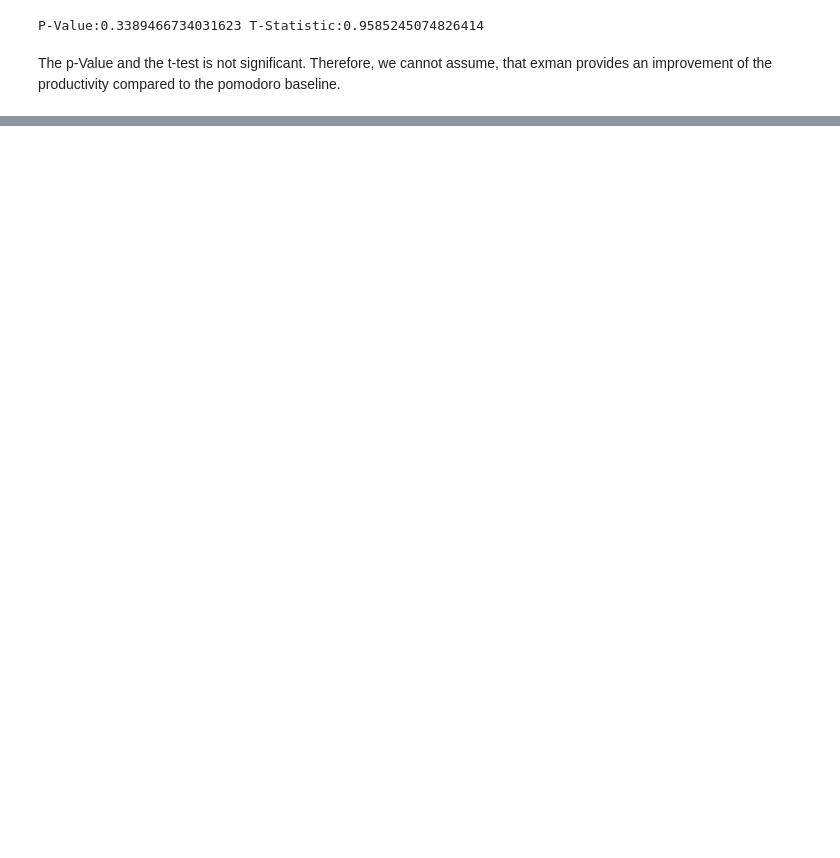
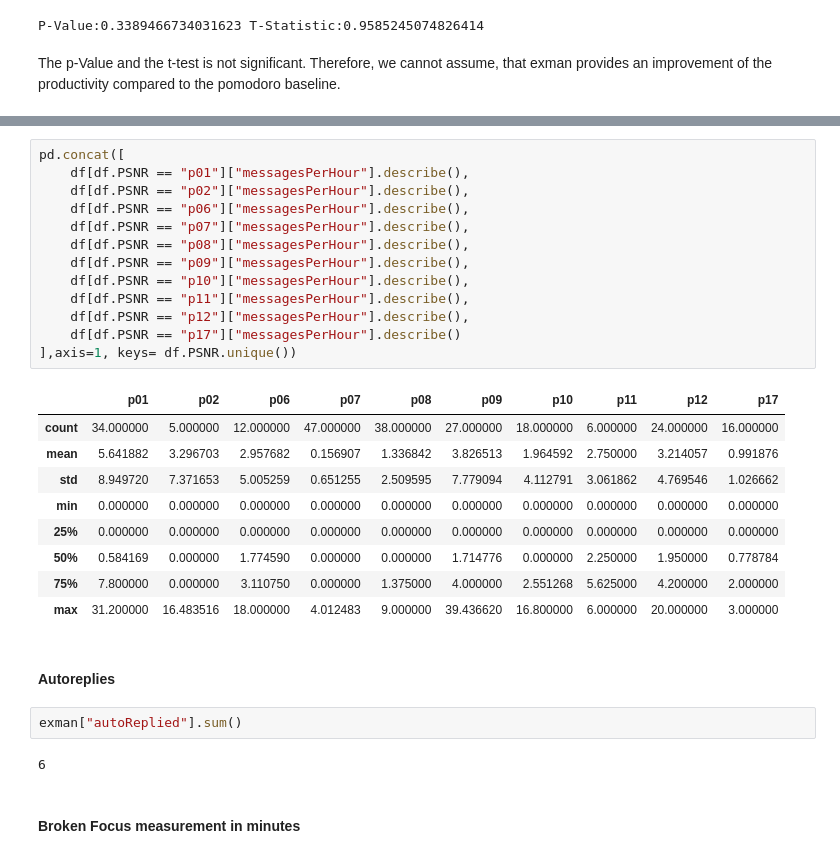
Before and after one commit to lutharsanen/exman-study-analysis, a Jupyter notebook: ExMan Analysis.ipynb, the cells around one changed output, grey strips where cells are left out. Drawn from its saved outputs; the diff is of its cells as text; blank space fills up the shorter version.

```diff
--- a/ExMan Analysis.ipynb
+++ b/ExMan Analysis.ipynb
@@ -348,0 +367,31 @@ The p-Value and the t-test is not significant. Therefore, we cannot assume, that
+# %%
+pd.concat([
+    df[df.PSNR == "p01"]["messagesPerHour"].describe(),
+    df[df.PSNR == "p02"]["messagesPerHour"].describe(),
+    df[df.PSNR == "p06"]["messagesPerHour"].describe(),
+    df[df.PSNR == "p07"]["messagesPerHour"].describe(),
+    df[df.PSNR == "p08"]["messagesPerHour"].describe(),
+    df[df.PSNR == "p09"]["messagesPerHour"].describe(),
+    df[df.PSNR == "p10"]["messagesPerHour"].describe(),
+    df[df.PSNR == "p11"]["messagesPerHour"].describe(),
+    df[df.PSNR == "p12"]["messagesPerHour"].describe(),
+    df[df.PSNR == "p17"]["messagesPerHour"].describe()
+],axis=1, keys= df.PSNR.unique())
+# %% [output]
+|  | p01 | p02 | p06 | p07 | p08 | p09 | p10 | p11 | p12 | p17 |
+| count | 34.000000 | 5.000000 | 12.000000 | 47.000000 | 38.000000 | 27.000000 | 18.000000 | 6.000000 | 24.000000 | 16.000000 |
+| mean | 5.641882 | 3.296703 | 2.957682 | 0.156907 | 1.336842 | 3.826513 | 1.964592 | 2.750000 | 3.214057 | 0.991876 |
+| std | 8.949720 | 7.371653 | 5.005259 | 0.651255 | 2.509595 | 7.779094 | 4.112791 | 3.061862 | 4.769546 | 1.026662 |
+| min | 0.000000 | 0.000000 | 0.000000 | 0.000000 | 0.000000 | 0.000000 | 0.000000 | 0.000000 | 0.000000 | 0.000000 |
+| 25% | 0.000000 | 0.000000 | 0.000000 | 0.000000 | 0.000000 | 0.000000 | 0.000000 | 0.000000 | 0.000000 | 0.000000 |
+| 50% | 0.584169 | 0.000000 | 1.774590 | 0.000000 | 0.000000 | 1.714776 | 0.000000 | 2.250000 | 1.950000 | 0.778784 |
+| 75% | 7.800000 | 0.000000 | 3.110750 | 0.000000 | 1.375000 | 4.000000 | 2.551268 | 5.625000 | 4.200000 | 2.000000 |
+| max | 31.200000 | 16.483516 | 18.000000 | 4.012483 | 9.000000 | 39.436620 | 16.800000 | 6.000000 | 20.000000 | 3.000000 |
+# %% [markdown]
+<h4> Autoreplies </h4>
+# %%
+exman["autoReplied"].sum()
+# %% [output]
+6
+# %% [markdown]
+<h4> Broken Focus measurement in minutes </h4>
```
Also changed, not shown: parts of 32 cells of this notebook.
